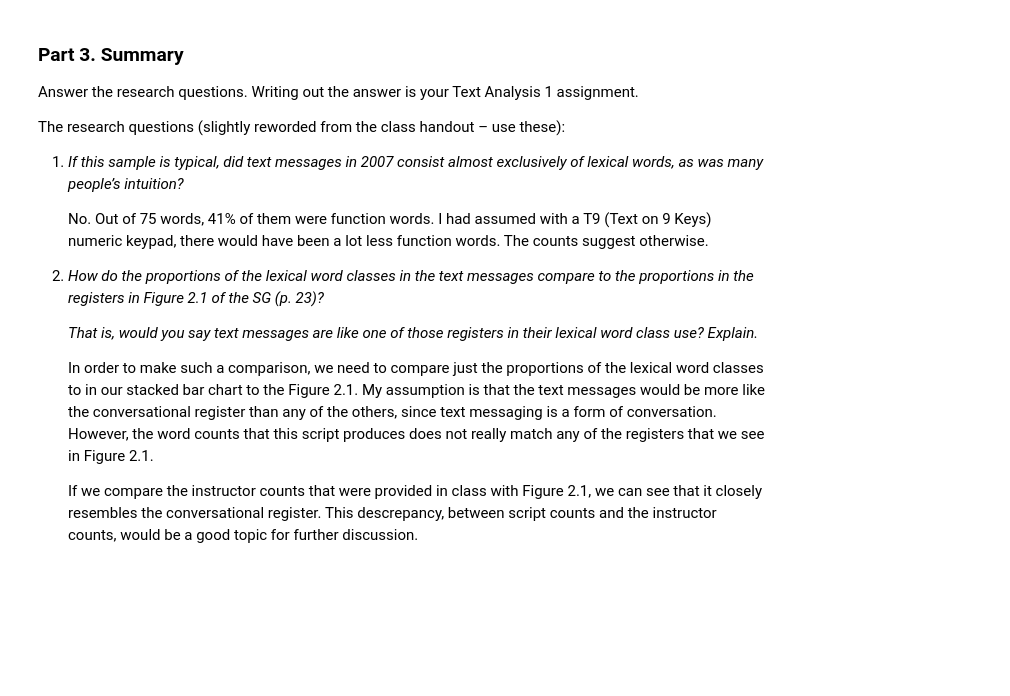
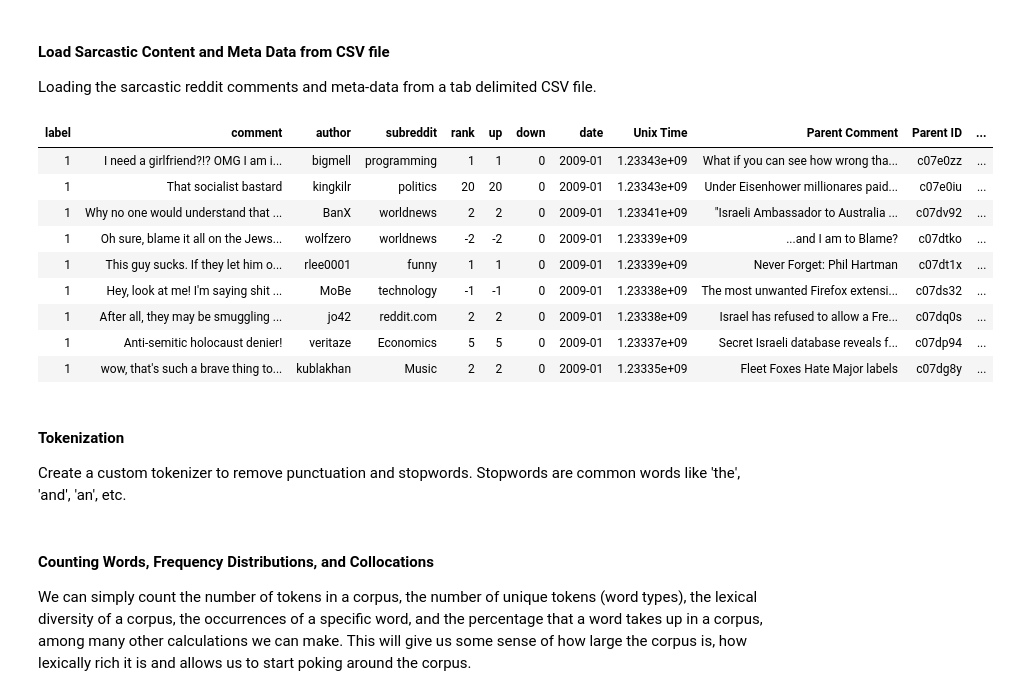
Before and after one commit to steve3p0/cs510ds, a Jupyter notebook: nlp_analytics.ipynb, the cells around one changed output. Drawn from its saved outputs; the diff is of its cells as text; code cells hidden in the pictures; blank space fills up the shorter version.

Commit message:
analytics of sarcastic reddit comments.

```diff
--- a/nlp_analytics.ipynb
+++ b/nlp_analytics.ipynb
@@ -334,24 +34,50 @@ plt.legend(loc='center left', bbox_to_anchor=(1, 0.5), handles=(p1[0], p2[0], p3
-# %% [markdown]
-### Part 3.  Summary
-Answer the research questions.  Writing out the answer is your Text Analysis 1 assignment.
-
-The research questions (slightly reworded from the class handout – use these):
-1.  *If this sample is typical, did text messages in 2007 consist almost exclusively of lexical words,
-     as was many people’s intuition?*
-
-    No.  Out of 75 words, 41% of them were function words. I had assumed with a T9 (Text on 9 Keys) numeric keypad,
-    there would have been a lot less function words. The counts suggest otherwise.
-
-2.  *How do the proportions of the lexical word classes in the text messages compare to the proportions in the
-    registers in Figure 2.1 of the SG (p. 23)?*
-
-    *That is, would you say text messages are like one of those registers in their lexical word class use?  Explain.*
-
-    In order to make such a comparison, we need to compare just the proportions of the lexical word classes to in
-    our stacked bar chart to the Figure 2.1.  My assumption is that the text messages would be more like the
-    conversational register than any of the others, since text messaging is a form of conversation.  However, the
-    word counts that this script produces does not really match any of the registers that we see in Figure 2.1.
-
-    If we compare the instructor counts that were provided in class with Figure 2.1, we can see that it closely
-    resembles the conversational register.  This descrepancy, between script counts and the instructor counts,
-    would be a good topic for further discussion.
+# %% [markdown]
+#### Load Sarcastic Content and Meta Data from CSV file
+Loading the sarcastic reddit comments and meta-data from a tab delimited CSV file.
+# %%
+#file = 'sarc_s_meta_100k.csv'
+file = 'sarc_s_meta_10k.csv'
+#file = 'sarc_s_meta_10.csv'
+col_headers = ['label', 'comment', 'author', 'subreddit', 'rank', 'up', 'down',
+               'date', 'Unix Time', 'Parent Comment', 'Parent ID', 'Link ID']
+comments_df = pd.read_csv(file, names=col_headers, sep='\t', error_bad_lines=False, quoting=3) # quotechar=None)
+
+# Remove Rows with Null Column Values
+for col in col_headers:
+    # if you want to allow null colunmn values for parent comments
+    #if col != 'parent_comment' or col != 'parent_comment_id':
+    comments_df = comments_df[pd.notnull(comments_df[col])]
+
+pd.set_option('display.max_rows', 10)
+pd.set_option('display.expand_frame_repr', False)
+pd.set_option('display.max_columns', 12)
+
+df = pd.DataFrame(comments_df[0:9])
+
+# Set table styles
+styles = [ dict(selector="th", props=[('text-align', 'center')]),
+           dict(selector="th", props=[('white-space', 'nowrap')]),
+           dict(selector="td", props=[('text-align', 'left')]) ]
+styled_df = (df.style
+             .set_properties(subset=df.columns[0],  **{'white-space':'nowrap'})
+             .set_properties(subset=df.columns[1],  **{'width': '300px'})
+             .set_table_styles(styles))
+
+html = styled_df.hide_index().render()
+display(HTML(html))
+
+# comments = comments_df['comment'].str.cat()
+# %% [output]
+| label | comment | author | subreddit | rank | up | down | date | Unix Time | Parent Comment | Parent ID | ... |
+| 1 | I need a girlfriend?!? OMG I am i... | bigmell | programming | 1 | 1 | 0 | 2009-01 | 1.23343e+09 | What if you can see how wrong tha... | c07e0zz | ... |
+| 1 | That socialist bastard | kingkilr | politics | 20 | 20 | 0 | 2009-01 | 1.23343e+09 | Under Eisenhower millionares paid... | c07e0iu | ... |
+| 1 | Why no one would understand that ... | BanX | worldnews | 2 | 2 | 0 | 2009-01 | 1.23341e+09 | "Israeli Ambassador to Australia ... | c07dv92 | ... |
+| 1 | Oh sure, blame it all on the Jews... | wolfzero | worldnews | -2 | -2 | 0 | 2009-01 | 1.23339e+09 | ...and I am to Blame? | c07dtko | ... |
+| 1 | This guy sucks. If they let him o... | rlee0001 | funny | 1 | 1 | 0 | 2009-01 | 1.23339e+09 | Never Forget: Phil Hartman | c07dt1x | ... |
+| 1 | Hey, look at me! I'm saying shit ... | MoBe | technology | -1 | -1 | 0 | 2009-01 | 1.23338e+09 | The most unwanted Firefox extensi... | c07ds32 | ... |
+| 1 | After all, they may be smuggling ... | jo42 | reddit.com | 2 | 2 | 0 | 2009-01 | 1.23338e+09 | Israel has refused to allow a Fre... | c07dq0s | ... |
+| 1 | Anti-semitic holocaust denier! | veritaze | Economics | 5 | 5 | 0 | 2009-01 | 1.23337e+09 | Secret Israeli database reveals f... | c07dp94 | ... |
+| 1 | wow, that's such a brave thing to... | kublakhan | Music | 2 | 2 | 0 | 2009-01 | 1.23335e+09 | Fleet Foxes Hate Major labels | c07dg8y | ... |
+# %% [markdown]
+#### Tokenization
+Create a custom tokenizer to remove punctuation and stopwords.  Stopwords are common words like 'the', 'and', 'an', etc.
@@ -357,0 +95,6 @@ The research questions (slightly reworded from the class handout – use these):
+# %% [markdown]
+#### Counting Words, Frequency Distributions, and Collocations
+We can simply count the number of tokens in a corpus, the number of unique tokens (word types), the
+lexical diversity of a corpus, the occurrences of a specific word, and the percentage that a word takes up
+in a corpus, among many other calculations we can make. This will give us some sense of how large the
+corpus is, how lexically rich it is and allows us to start poking around the corpus.
```
Also changed, not shown: parts of 29 cells of this notebook.
